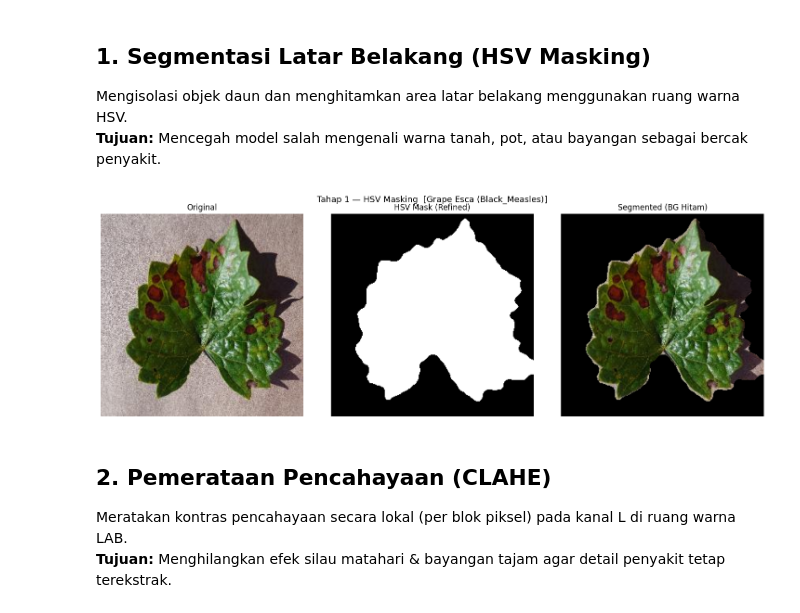
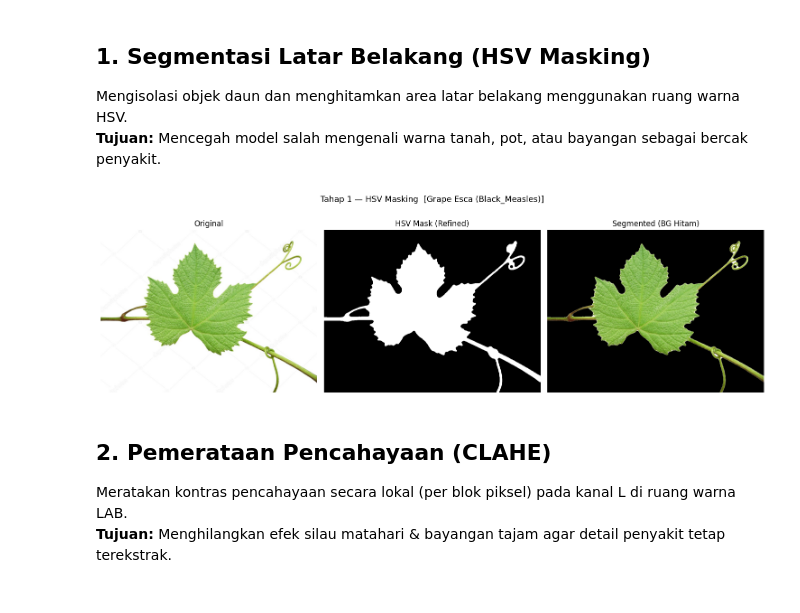
Before and after one commit to IhdalFahroni/Tubes-Exfit, a Jupyter notebook: Task1.ipynb, the cells around one changed output. Cells and saved outputs as stored; diff of their text form; code cells hidden in the pictures.

Commit message:
add another path for sample image

```diff
--- a/Task1.ipynb
+++ b/Task1.ipynb
@@ -103,35 +103,36 @@ def segment_leaf_hsv(image_bgr, min_area_ratio=0.01):
         refined = mask.copy()
 
     # Haluskan tepi akhir
     refined = cv2.medianBlur(refined, 5)
     result = cv2.bitwise_and(image_bgr, image_bgr, mask=refined)
     return result, refined
 
 
 # ── Demo visual ──────────────────────────────────────────────
 sample_class = CLASS_NAMES[0]
 sample_path  = DATASET_DIR / sample_class
 sample_files = sorted([
     f for f in os.listdir(sample_path)
     if f.lower().endswith((".jpg", ".jpeg", ".png", ".bmp", ".webp"))
 ])
-img = cv2.imread(str(sample_path / sample_files[0]))
+# img = cv2.imread(str(sample_path / sample_files[0]))
+img = cv2.imread("Dataset\grape leaf Healthy\grape leaf Healthy (3).jpg")
 
 seg, msk = segment_leaf_hsv(img)
 
 fig, axes = plt.subplots(1, 3, figsize=(15, 5))
 axes[0].imshow(cv2.cvtColor(img, cv2.COLOR_BGR2RGB))
 axes[0].set_title("Original")
 axes[1].imshow(msk, cmap="gray")
 axes[1].set_title("HSV Mask (Refined)")
 axes[2].imshow(cv2.cvtColor(seg, cv2.COLOR_BGR2RGB))
 axes[2].set_title("Segmented (BG Hitam)")
 for ax in axes: ax.axis("off")
 plt.suptitle(f"Tahap 1 — HSV Masking  [{sample_class}]", fontsize=13)
 plt.tight_layout()
 plt.show()
 # %% [output]
-[figure, old version]
+[figure, new version]
 # %% [markdown]
 ## 2. Pemerataan Pencahayaan (CLAHE)
 Meratakan kontras pencahayaan secara lokal (per blok piksel) pada kanal L di ruang warna LAB.
```
Also changed, not shown: parts of 7 cells of this notebook.
